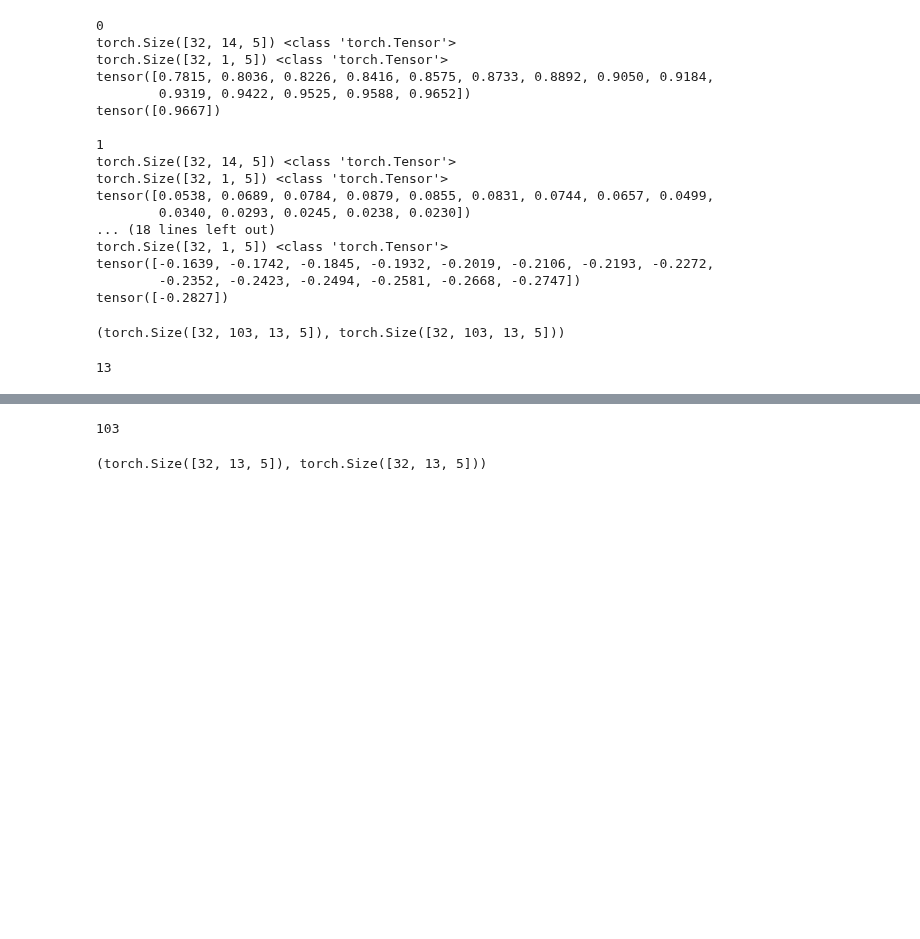
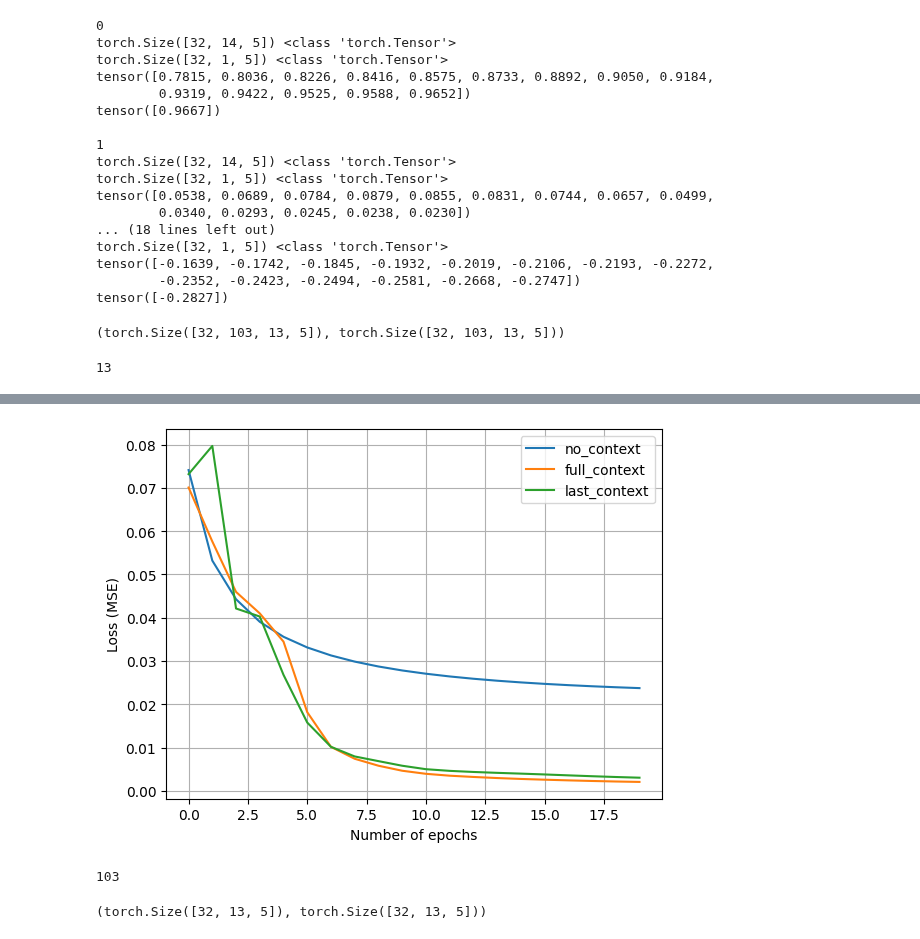
Before and after one commit to ejbrun/koopman_learning_tropical_cyclone, a Jupyter notebook: examples/koopman_seq2seq_kernel.ipynb, the cells around one changed output, grey strips where cells are left out. Cells and saved outputs as stored; diff of their text form; code cells hidden in the pictures; blank space fills up the shorter version.

Commit message:
implementation koopkernel seq2seq model [part 3] - preliminary results, context_mode comparison - update readme

```diff
--- a/examples/koopman_seq2seq_kernel.ipynb
+++ b/examples/koopman_seq2seq_kernel.ipynb
@@ -246,15 +248,0 @@ flag_params["koopman_kernel_num_centers"] = 1000
-# %%
-#TODO most parameters don't play a role in model definition -> remove them
-koopkernelmodel = KoopmanKernelSeq2Seq(
-    kernel=rbf,
-    input_dim = num_feats,
-    input_length = 13,
-    output_length = 1,
-    output_dim = 1,
-    num_steps = 1,
-    num_nys_centers = flag_params["koopman_kernel_num_centers"],
-    rng_seed = 42,
-    context_mode="last_context"
-)
-
-koopkernelmodel._initialize_nystrom_data(tensor_context_train_standardized)
@@ -347,0 +343,13 @@ range(0, 103)
+# %%
+n_epochs = 20
+context_modes = [
+    "no_context",
+    "full_context",
+    "last_context",
+]
+models = {}
+train_losses = {}
+for cm in context_modes:
+    m, tl = train_KKSeq2Seq(n_epochs, cm)
+    models[cm] = m
+    train_losses[cm] = tl
@@ -348,3 +374,21 @@ range(0, 103)
+# %%
+fig, ax = plt.subplots()
+
+for idx, cm in enumerate(context_modes):
+    ax.plot(range(n_epochs), train_losses[cm], color = f"C{idx}", label = cm)
+# ax.set_yscale("log")
+ax.set_xlabel("Number of epochs")
+ax.set_ylabel("Loss (MSE)")
+ax.legend()
+ax.grid()
+
+save_path = os.path.join(
+    "../plots/", "koopman_seq2seq/"
+)
+os.makedirs(save_path, exist_ok=True)
+fig.savefig(os.path.join(save_path, "context_mode_comparison.png"), bbox_inches='tight')
+# %% [output]
+[figure, added]
 # %%
 tensor_context_inps.shape[1]
 # %% [output]
```
Also changed, not shown: parts of 8 cells of this notebook, 2 other files.
